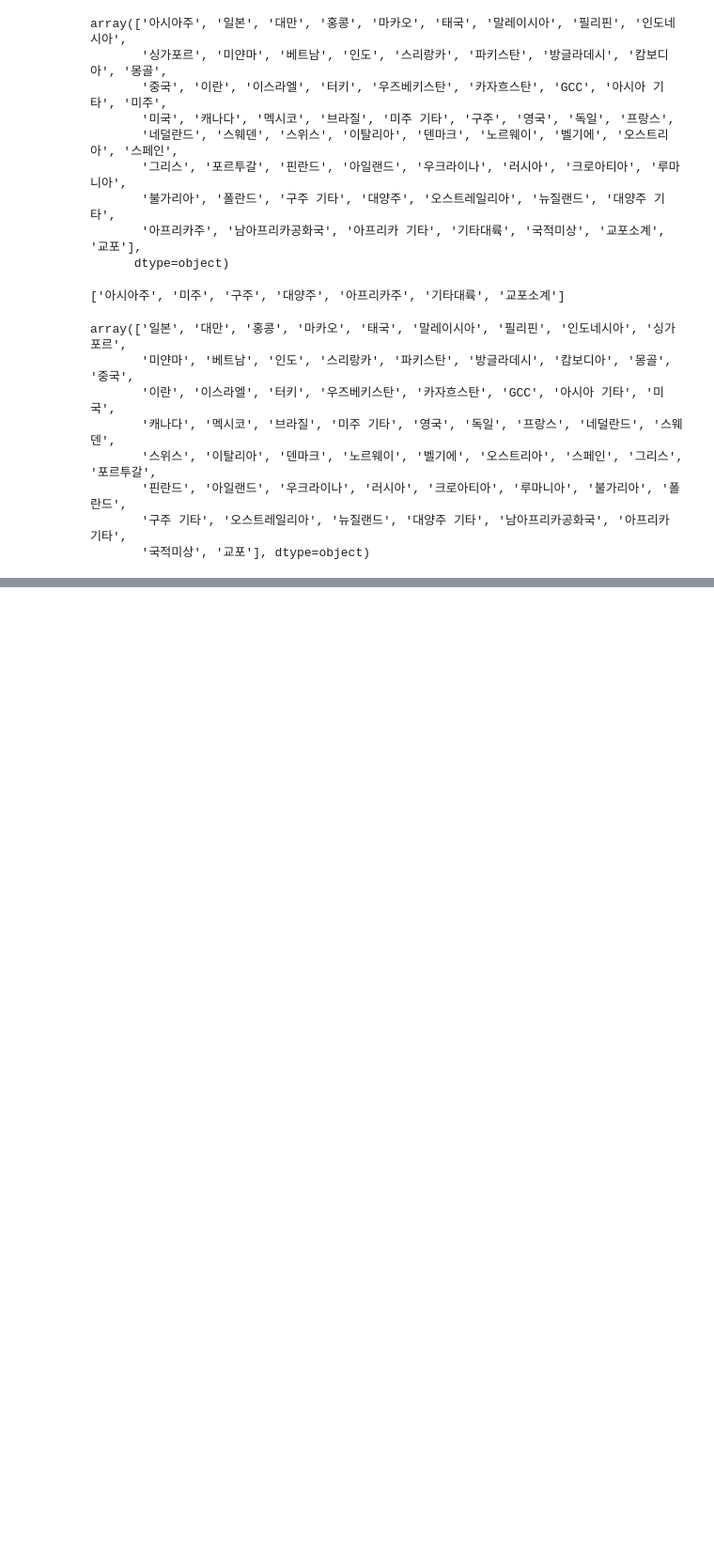
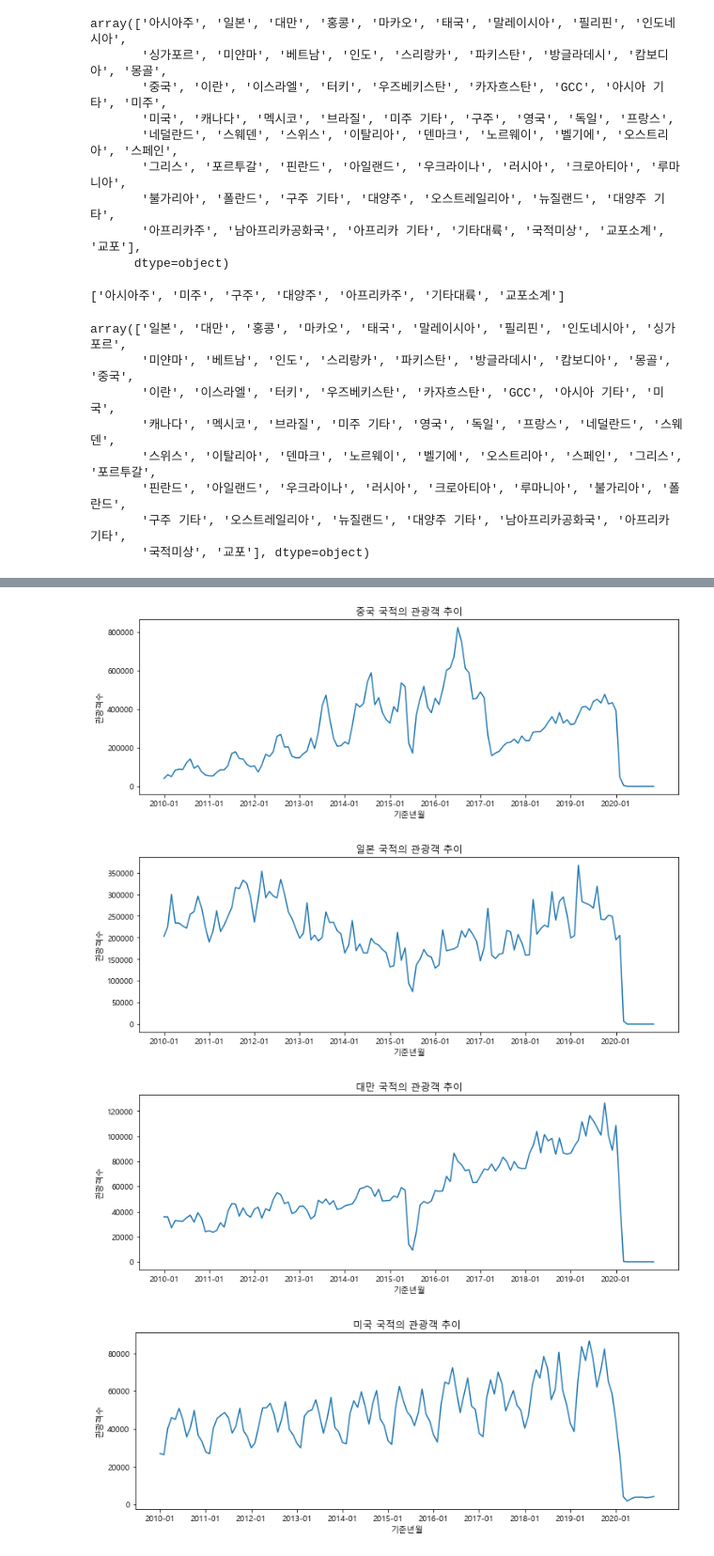
Before and after one commit to yoonyanghyun/first-code, a Jupyter notebook: 사드 배치로 인한 중국인 관광객 수 변화.ipynb, the cells around one changed output, grey strips where cells are left out. Shown at 94% size. Saved outputs shown, nothing was run; the diff lists cells and outputs as text; code cells hidden in the pictures; blank space fills up the shorter version.

```diff
--- a/사드 배치로 인한 중국인 관광객 수 변화.ipynb
+++ b/사드 배치로 인한 중국인 관광객 수 변화.ipynb
@@ -132,0 +579,33 @@ array(['일본', '대만', '홍콩', '마카오', '태국', '말레이시아', '
+# %%
+# 우리나라를 방문하는 외국인 관광객 중 상위 5개 국가의 리스트 작성
+cntry_list = ['중국','일본','대만','미국','홍콩']
+# %%
+# 반복문으로 그래프 그리기
+for cntry in cntry_list:
+    # 상위 5개 국적 관광객만 추출하기
+    condition = (df['국적'] == cntry)
+    df_filter = df[condition]
+
+    # 그래프 그리기 및 조절
+    plt.figure(figsize= (12, 4))
+
+    # 그래프 내용 설정
+    plt.plot(df_filter['기준년월'],df_filter['관광'])
+
+    # 그래프 타이틀, x축, y축 제목 달기
+    plt.title('{} 국적의 관광객 추이'.format(cntry))
+    plt.xlabel('기준년월')
+    plt.ylabel('관광객수')
+
+    # x축, y축 눈금값 설정
+    plt.xticks(['2010-01','2011-01','2012-01','2013-01','2014-01','2015-01','2016-01','2017-01','2018-01','2019-01','2020-01'])
+    # 오류가 여러가지가 났었음.
+    # 1. 그래프 내용 설정이 책에는 되어 있지 않았었음 2. invaild syntax error - 모르겠다 3. 열맞춤 안해서 그런가?
+
+    # 그래프 출력
+    plt.show()
+# %% [output]
+[figure, added]
+[figure, added]
+[figure, added]
+[figure, added]
```
Also changed, not shown: parts of 49 cells of this notebook, 1 other file.
